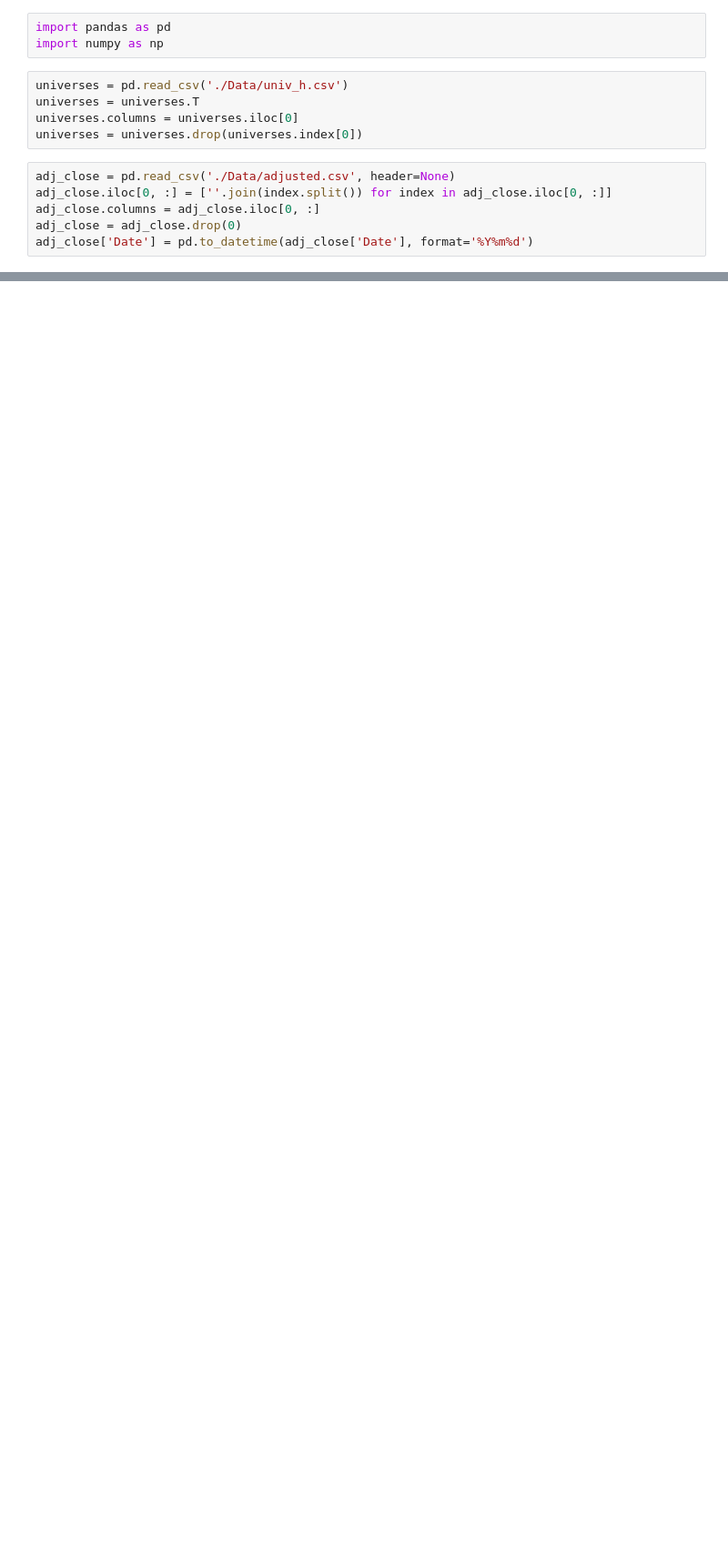
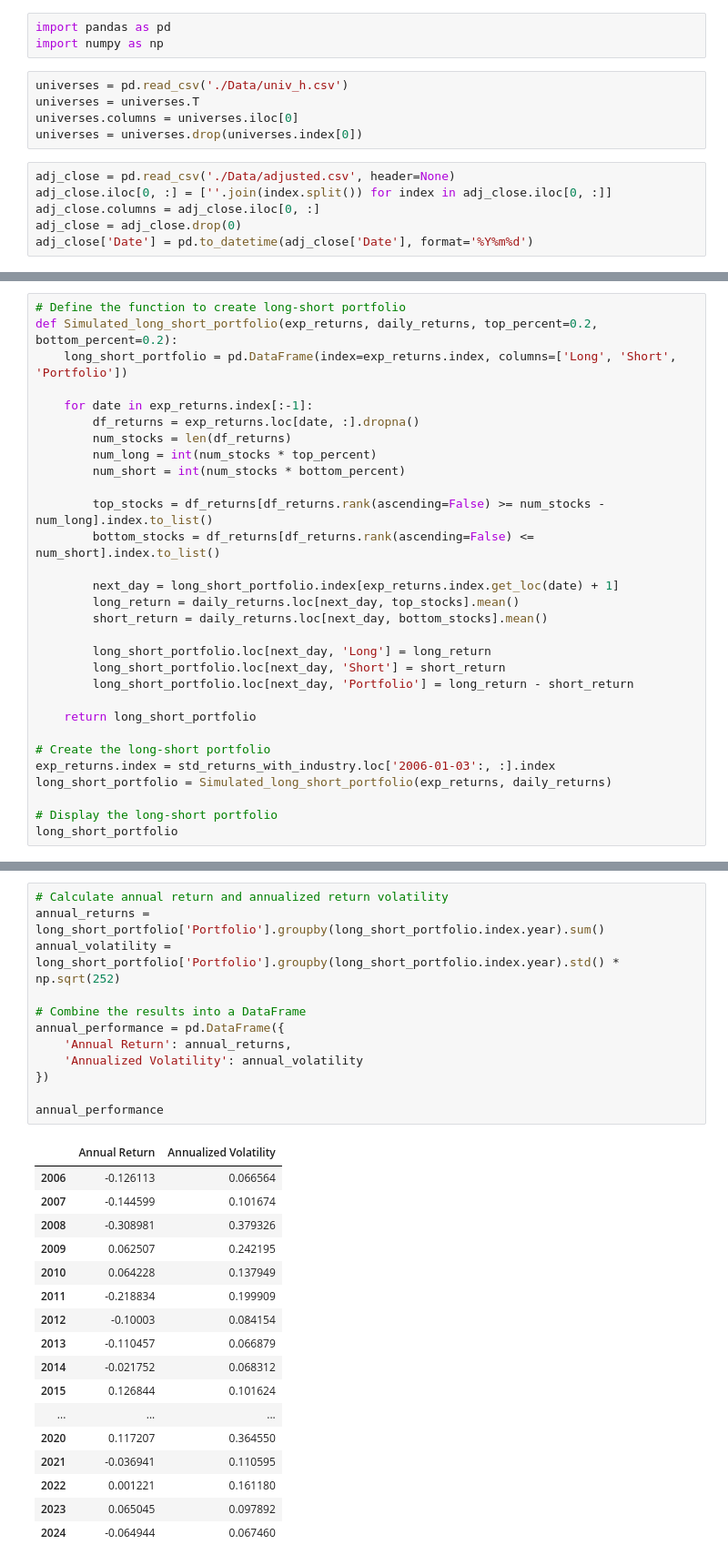
Before and after one commit to TravelerAnna/Intro_Quant_Investing, a Jupyter notebook: assignment_2.ipynb, the cells around one changed output, grey strips where cells are left out. Shown at 91% size. Saved outputs shown, nothing was run; the diff lists cells and outputs as text; blank space fills up the shorter version.

```diff
--- a/assignment_2.ipynb
+++ b/assignment_2.ipynb
@@ -98,0 +274,30 @@ reg_coefficient
+# %%
+# Define the function to create long-short portfolio
+def Simulated_long_short_portfolio(exp_returns, daily_returns, top_percent=0.2, bottom_percent=0.2):
+    long_short_portfolio = pd.DataFrame(index=exp_returns.index, columns=['Long', 'Short', 'Portfolio'])
+
+    for date in exp_returns.index[:-1]:
+        df_returns = exp_returns.loc[date, :].dropna()
+        num_stocks = len(df_returns)
+        num_long = int(num_stocks * top_percent)
+        num_short = int(num_stocks * bottom_percent)
+
+        top_stocks = df_returns[df_returns.rank(ascending=False) >= num_stocks - num_long].index.to_list()
+        bottom_stocks = df_returns[df_returns.rank(ascending=False) <= num_short].index.to_list()
+
+        next_day = long_short_portfolio.index[exp_returns.index.get_loc(date) + 1]
+        long_return = daily_returns.loc[next_day, top_stocks].mean()
+        short_return = daily_returns.loc[next_day, bottom_stocks].mean()
+
+        long_short_portfolio.loc[next_day, 'Long'] = long_return
+        long_short_portfolio.loc[next_day, 'Short'] = short_return
+        long_short_portfolio.loc[next_day, 'Portfolio'] = long_return - short_return
+
+    return long_short_portfolio
+
+# Create the long-short portfolio
+exp_returns.index = std_returns_with_industry.loc['2006-01-03':, :].index
+long_short_portfolio = Simulated_long_short_portfolio(exp_returns, daily_returns)
+
+# Display the long-short portfolio
+long_short_portfolio
@@ -98,0 +318,30 @@ reg_coefficient
+# %%
+# Calculate annual return and annualized return volatility
+annual_returns = long_short_portfolio['Portfolio'].groupby(long_short_portfolio.index.year).sum()
+annual_volatility = long_short_portfolio['Portfolio'].groupby(long_short_portfolio.index.year).std() * np.sqrt(252)
+
+# Combine the results into a DataFrame
+annual_performance = pd.DataFrame({
+    'Annual Return': annual_returns,
+    'Annualized Volatility': annual_volatility
+})
+
+annual_performance
+# %% [output]
+|  | Annual Return | Annualized Volatility |
+| 2006 | -0.126113 | 0.066564 |
+| 2007 | -0.144599 | 0.101674 |
+| 2008 | -0.308981 | 0.379326 |
+| 2009 | 0.062507 | 0.242195 |
+| 2010 | 0.064228 | 0.137949 |
+| 2011 | -0.218834 | 0.199909 |
+| 2012 | -0.10003 | 0.084154 |
+| 2013 | -0.110457 | 0.066879 |
+| 2014 | -0.021752 | 0.068312 |
+| 2015 | 0.126844 | 0.101624 |
+| ... | ... | ... |
+| 2020 | 0.117207 | 0.364550 |
+| 2021 | -0.036941 | 0.110595 |
+| 2022 | 0.001221 | 0.161180 |
+| 2023 | 0.065045 | 0.097892 |
+| 2024 | -0.064944 | 0.067460 |
```
Also changed, not shown: parts of 22 cells of this notebook.
